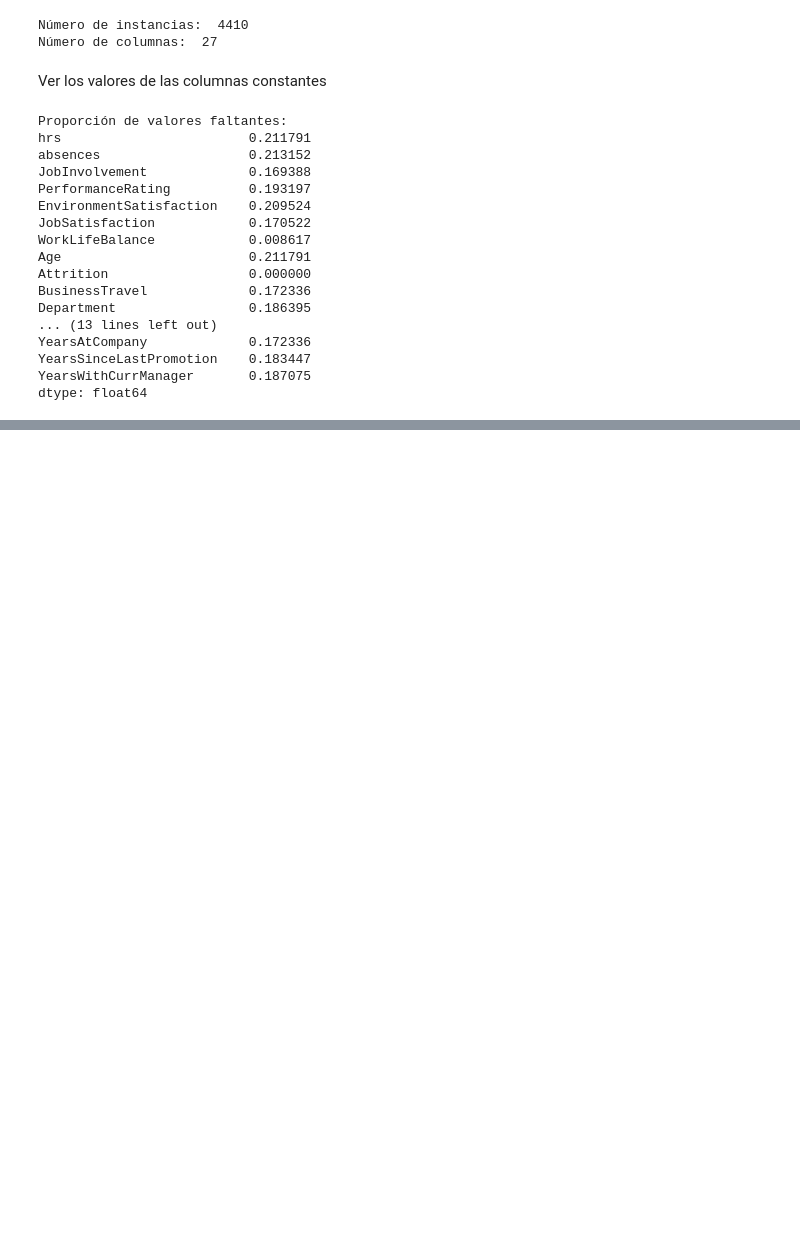
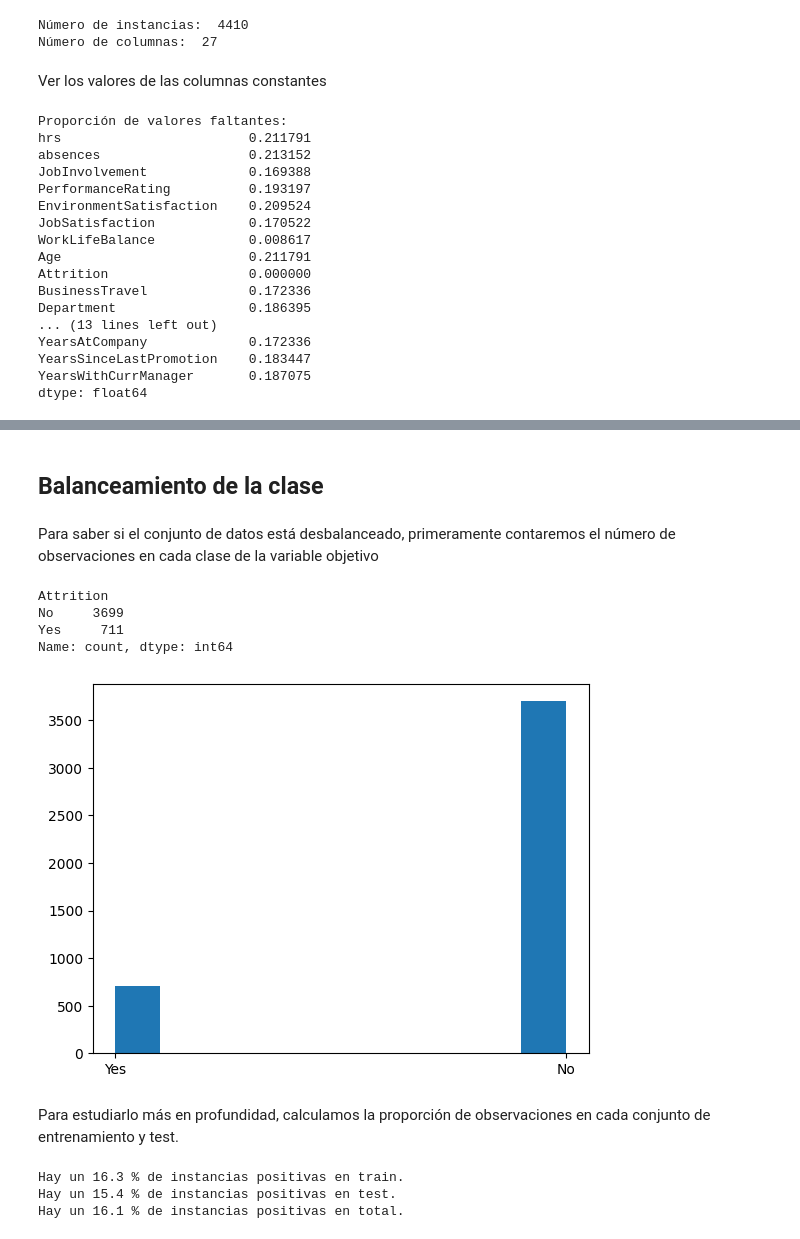
Before and after one commit to AngelMancha/Burnout_prediction_model, a Jupyter notebook: modelo_previo.ipynb, the cells around one changed output, grey strips where cells are left out. Saved outputs shown, nothing was run; the diff lists cells and outputs as text; code cells hidden in the pictures; blank space fills up the shorter version.

Commit message:
Finalización EDA y preprocesamiento de los datos
Co-authored-by: Ruth Navarro Carrasco <RuthNavarroCarrasco@users.noreply.github.com>

```diff
--- a/modelo_previo.ipynb
+++ b/modelo_previo.ipynb
@@ -112,0 +220,45 @@ Identificar el tipo de problema
+# %% [markdown]
+## Balanceamiento de la clase
+# %% [markdown]
+Para saber si el conjunto de datos está desbalanceado, primeramente contaremos el número de observaciones en cada clase de la variable objetivo
+# %%
+import pandas as pd
+
+# Contar el número de observaciones en cada clase de la variable objetivo
+counts = df['Attrition'].value_counts()
+
+print(counts)
+# %% [output]
+Attrition
+No     3699
+Yes     711
+Name: count, dtype: int64
+# %%
+import matplotlib.pyplot as plt
+
+# Crear un histograma de la variable objetivo
+plt.hist(df['Attrition'])
+plt.show()
+# %% [output]
+[figure, added]
+# %% [markdown]
+Para estudiarlo más en profundidad, calculamos la proporción de observaciones en cada conjunto de entrenamiento y test.
+# %%
+from sklearn.model_selection import train_test_split, StratifiedKFold
+import numpy as np
+# Vamos a comenzar realizando una división train/test "normal".
+
+N_SAMPLES_NEG = 3699
+N_SAMPLES_POS = 711
+# Comprobemos ahora la distribución de las clases.
+n_pos_pct = N_SAMPLES_POS / (N_SAMPLES_POS + N_SAMPLES_NEG)
+n_pos_train_pct = np.sum(y_train) / len(y_train)
+n_pos_test_pct = np.sum(y_test) / len(y_test)
+
+print(f"Hay un {100 * n_pos_train_pct:.1f} % de instancias positivas en train.")
+print(f"Hay un {100 * n_pos_test_pct:.1f} % de instancias positivas en test.")
+print(f"Hay un {100 * n_pos_pct:.1f} % de instancias positivas en total.")
+# %% [output]
+Hay un 16.3 % de instancias positivas en train.
+Hay un 15.4 % de instancias positivas en test.
+Hay un 16.1 % de instancias positivas en total.
```
Also changed, not shown: parts of 14 cells of this notebook.
